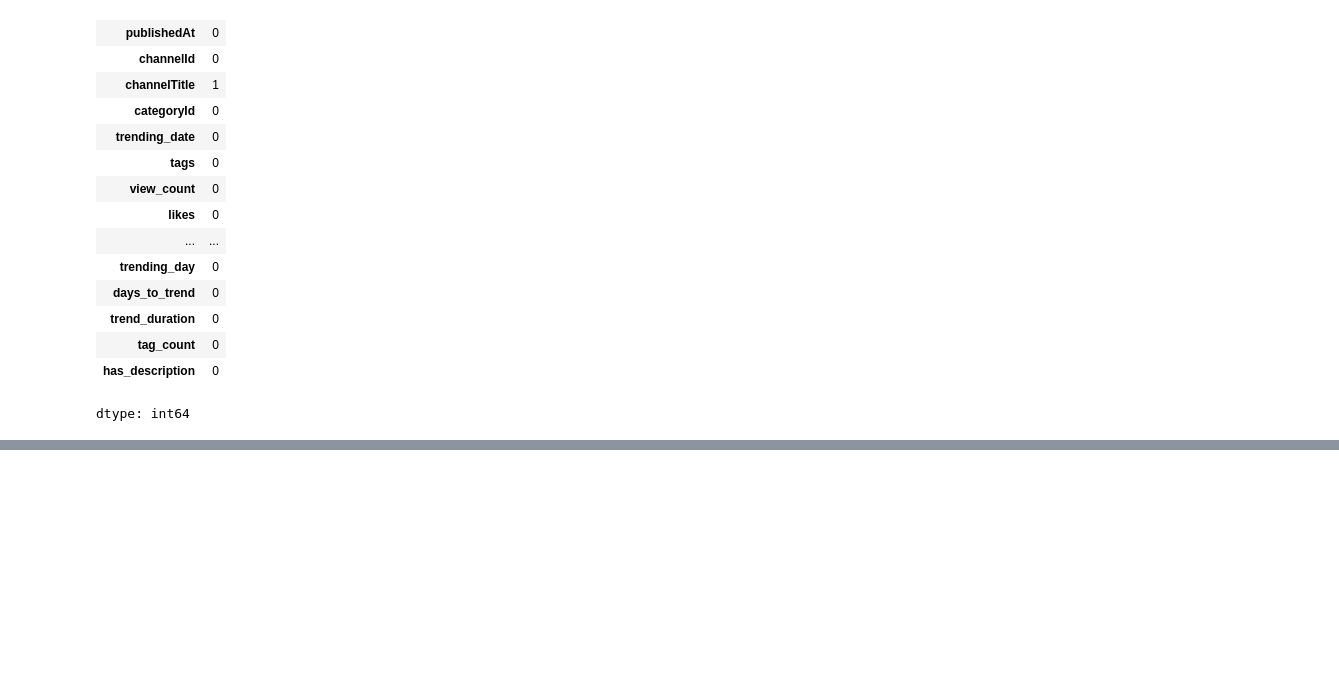
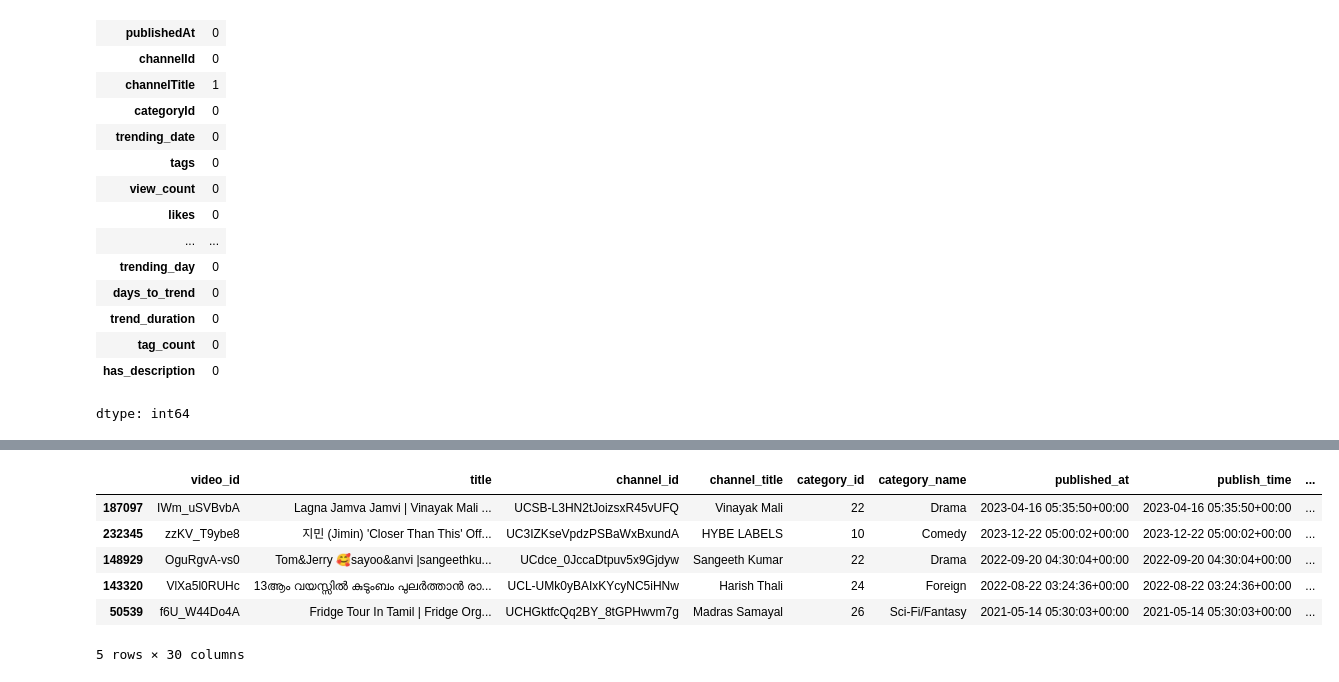
Before and after one commit to pankaj-cod/SectionD_Team16_YoutubeTrending, a Jupyter notebook: notebooks/02_cleaning_ipynb.ipynb, the cells around one changed output, grey strips where cells are left out. Drawn from its saved outputs; the diff is of its cells as text; code cells hidden in the pictures; blank space fills up the shorter version.

```diff
--- a/notebooks/02_cleaning_ipynb.ipynb
+++ b/notebooks/02_cleaning_ipynb.ipynb
@@ -266,0 +255,30 @@ See the caveats in the documentation: https://pandas.pydata.org/pandas-docs/stab
+# %%
+df['category_name'] = df['categoryId'].map(category_map)
+# %%
+def time_bucket(hour):
+    if 5 <= hour < 12:
+        return "Morning"
+    elif 12 <= hour < 17:
+        return "Afternoon"
+    elif 17 <= hour < 21:
+        return "Evening"
+    else:
+        return "Night"
+
+df['time_bucket'] = df['publish_hour'].apply(time_bucket)
+# %%
+# STANDARDIZE COLUMN NAMES (SNAKE_CASE)
+
+df.rename(columns={
+    'publishedAt': 'published_at',
+    'channelId': 'channel_id',
+    'channelTitle': 'channel_title',
+    'categoryId': 'category_id',
+}, inplace=True)
+# %%
+df.columns = (
+    df.columns
+    .str.strip()
+    .str.lower()
+    .str.replace(' ', '_')
+)
@@ -287 +378,11 @@ memory usage: 47.1+ MB
+# %%
+df.sample(5)
+# %% [output]
+|  | video_id | title | channel_id | channel_title | category_id | category_name | published_at | publish_time | ... |
+| 187097 | IWm_uSVBvbA | Lagna Jamva Jamvi | Vinayak Mali ... | UCSB-L3HN2tJoizsxR45vUFQ | Vinayak Mali | 22 | Drama | 2023-04-16 05:35:50+00:00 | 2023-04-16 05:35:50+00:00 | ... |
+| 232345 | zzKV_T9ybe8 | 지민 (Jimin) 'Closer Than This' Off... | UC3IZKseVpdzPSBaWxBxundA | HYBE LABELS | 10 | Comedy | 2023-12-22 05:00:02+00:00 | 2023-12-22 05:00:02+00:00 | ... |
+| 148929 | OguRgvA-vs0 | Tom&Jerry 🥰sayoo&anvi |sangeethku... | UCdce_0JccaDtpuv5x9Gjdyw | Sangeeth Kumar | 22 | Drama | 2022-09-20 04:30:04+00:00 | 2022-09-20 04:30:04+00:00 | ... |
+| 143320 | VlXa5l0RUHc | 13ആം വയസ്സിൽ കുടുംബം പുലർത്താൻ രാ... | UCL-UMk0yBAIxKYcyNC5iHNw | Harish Thali | 24 | Foreign | 2022-08-22 03:24:36+00:00 | 2022-08-22 03:24:36+00:00 | ... |
+| 50539 | f6U_W44Do4A | Fridge Tour In Tamil | Fridge Org... | UCHGktfcQq2BY_8tGPHwvm7g | Madras Samayal | 26 | Sci-Fi/Fantasy | 2021-05-14 05:30:03+00:00 | 2021-05-14 05:30:03+00:00 | ... |
+5 rows × 30 columns
 # %%
```
Also changed, not shown: parts of 11 cells of this notebook.
